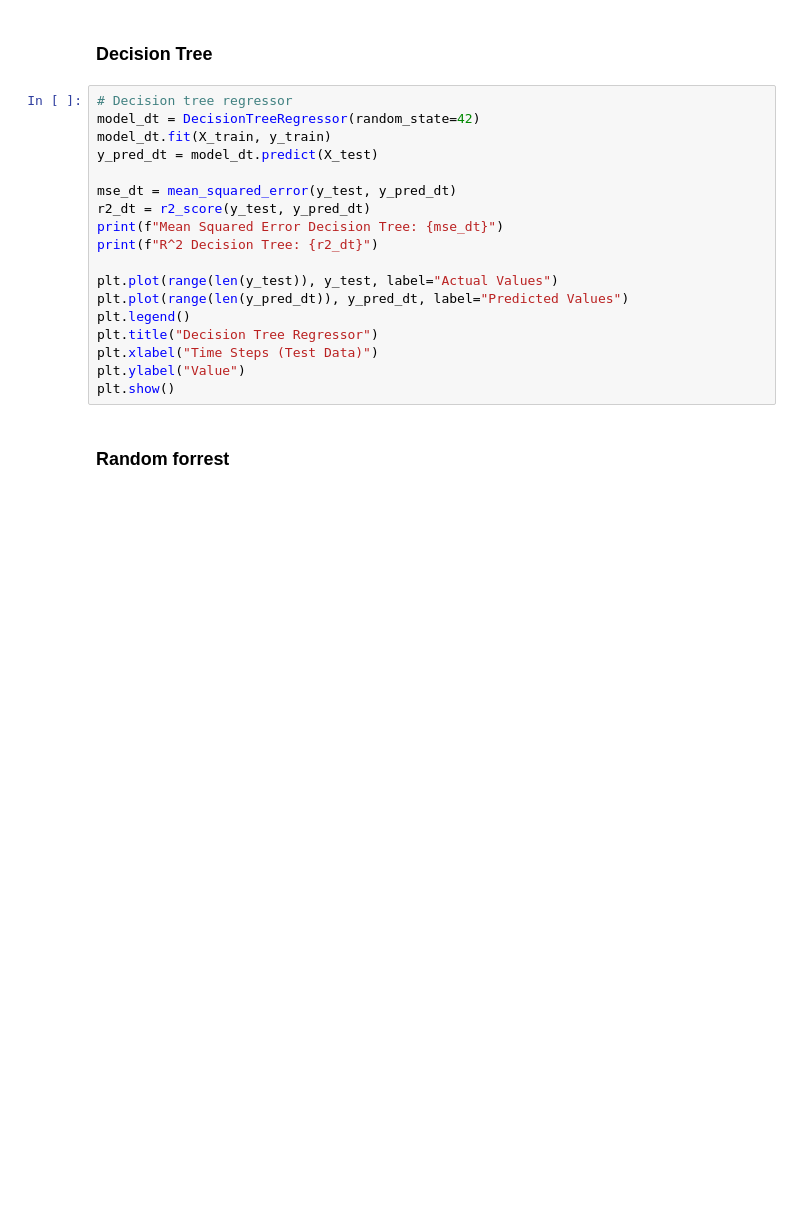
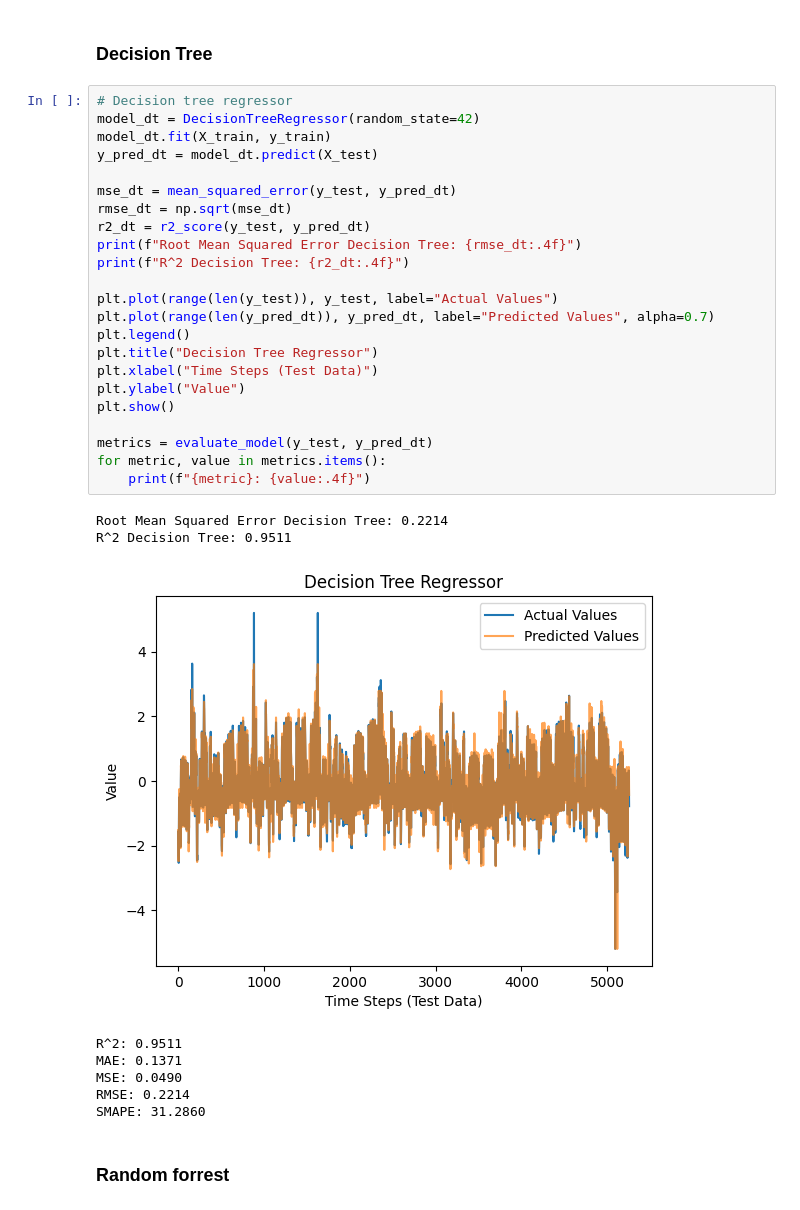
Before and after one commit to Emily-lm/IT3212, a Jupyter notebook: algorithms.ipynb, the cells around one changed output. Cells and saved outputs as stored; diff of their text form; blank space fills up the shorter version.

```diff
--- a/algorithms.ipynb
+++ b/algorithms.ipynb
@@ -112,21 +208,35 @@ plt.show()
 # %%
 # Decision tree regressor
 model_dt = DecisionTreeRegressor(random_state=42)
 model_dt.fit(X_train, y_train)
 y_pred_dt = model_dt.predict(X_test)
 
 mse_dt = mean_squared_error(y_test, y_pred_dt)
+rmse_dt = np.sqrt(mse_dt)
 r2_dt = r2_score(y_test, y_pred_dt)
-print(f"Mean Squared Error Decision Tree: {mse_dt}")
-print(f"R^2 Decision Tree: {r2_dt}")
+print(f"Root Mean Squared Error Decision Tree: {rmse_dt:.4f}")
+print(f"R^2 Decision Tree: {r2_dt:.4f}")
 
 plt.plot(range(len(y_test)), y_test, label="Actual Values")
-plt.plot(range(len(y_pred_dt)), y_pred_dt, label="Predicted Values")
+plt.plot(range(len(y_pred_dt)), y_pred_dt, label="Predicted Values", alpha=0.7)
 plt.legend()
 plt.title("Decision Tree Regressor")
 plt.xlabel("Time Steps (Test Data)")
 plt.ylabel("Value")
 plt.show()
+
+metrics = evaluate_model(y_test, y_pred_dt)
+for metric, value in metrics.items():
+    print(f"{metric}: {value:.4f}")
+# %% [output]
+Root Mean Squared Error Decision Tree: 0.2214
+R^2 Decision Tree: 0.9511
+[figure, added]
+R^2: 0.9511
+MAE: 0.1371
+MSE: 0.0490
+RMSE: 0.2214
+SMAPE: 31.2860
 # %% [markdown]
 ### Random forrest
 # %%
```
Also changed, not shown: parts of 11 cells of this notebook.
